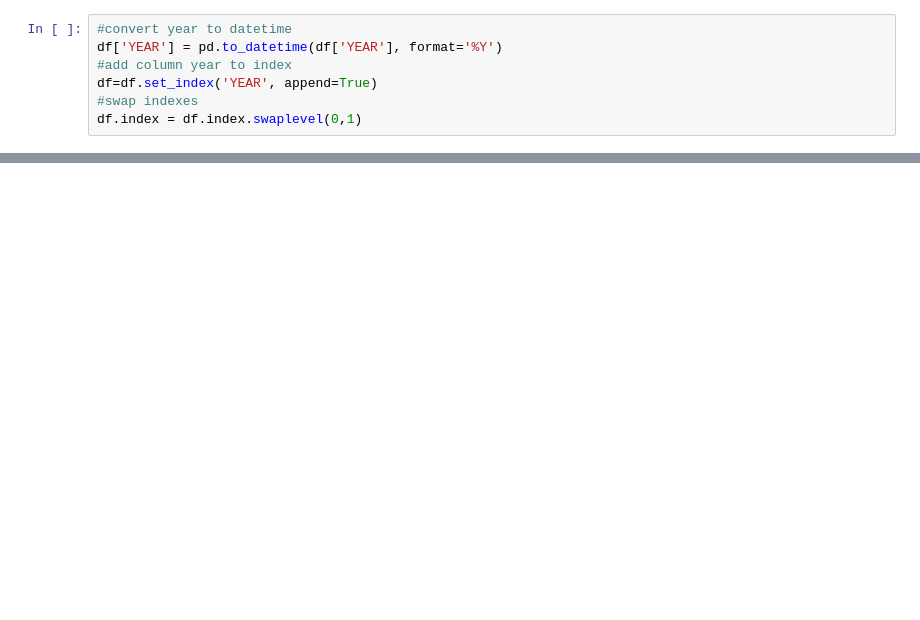
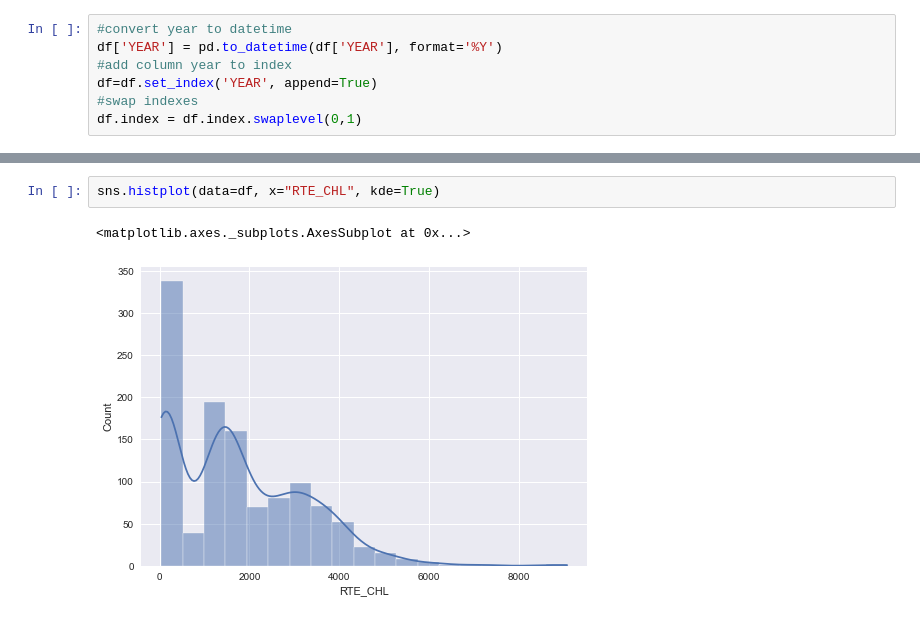
Before and after one commit to al-codes-now/maternal_mortality, a Jupyter notebook: Notebooks/Modeling notebook.ipynb, the cells around one changed output, grey strips where cells are left out. Cells and saved outputs as stored; diff of their text form; blank space fills up the shorter version.

```diff
--- a/Notebooks/Modeling notebook.ipynb
+++ b/Notebooks/Modeling notebook.ipynb
@@ -103,0 +145,5 @@ Included effects: Entity
+# %%
+sns.histplot(data=df, x="RTE_CHL", kde=True)
+# %% [output]
+<matplotlib.axes._subplots.AxesSubplot at 0x...>
+[figure, added]
```
Also changed, not shown: parts of 27 cells of this notebook, 5 other files.
